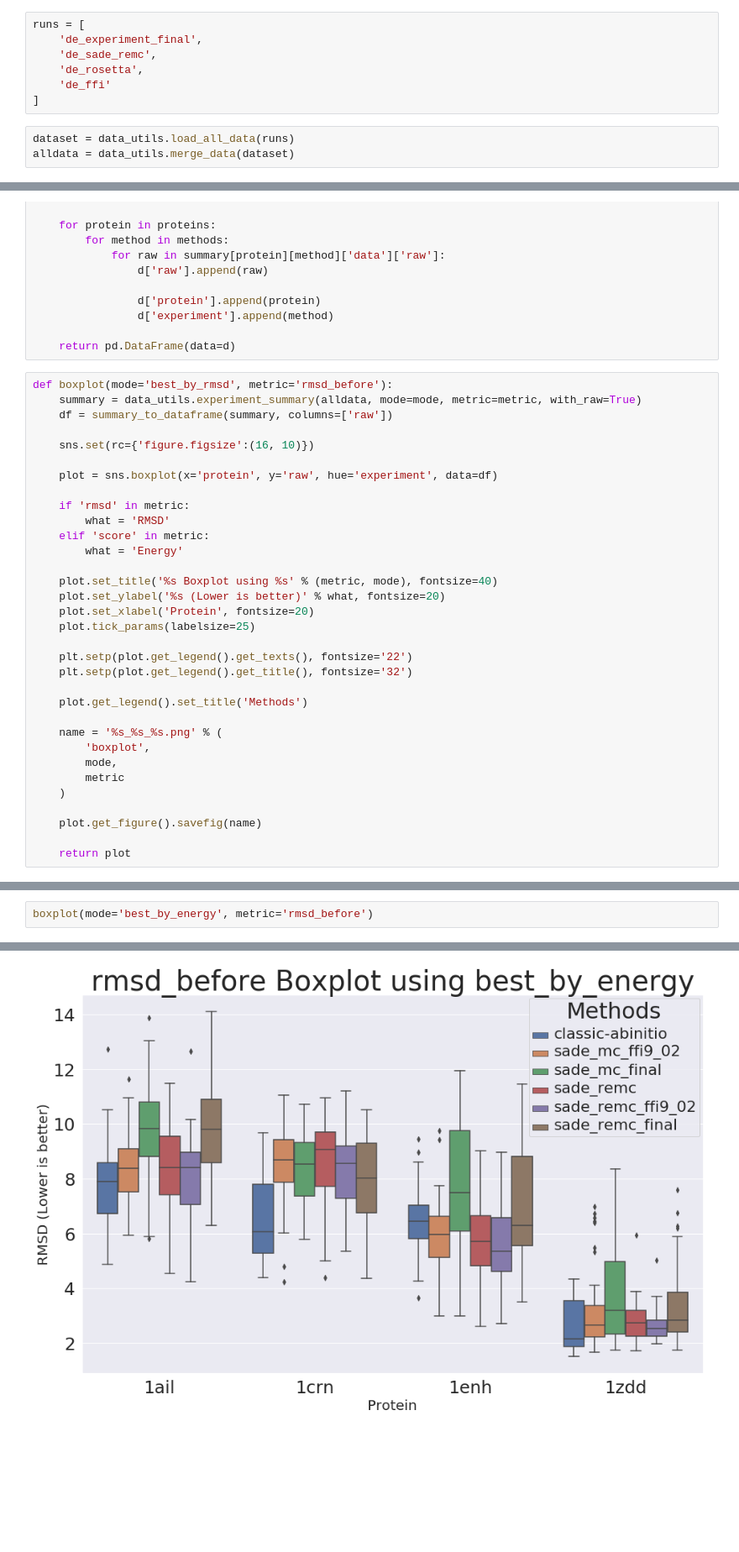
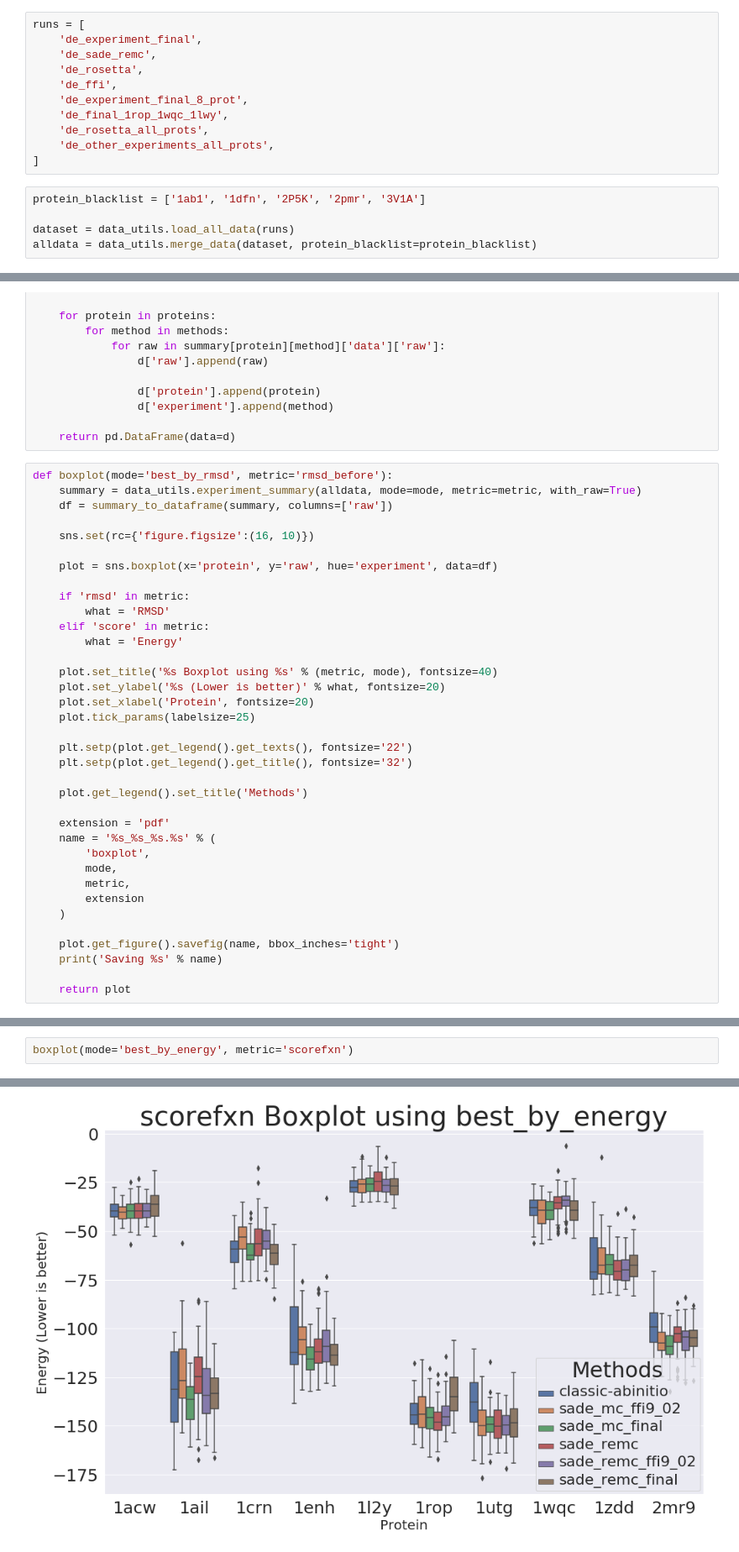
Before and after one commit to h3nnn4n/protein-prediction-framework, a Jupyter notebook: tools/notebooks/analysis/Data Analysis - Boxplot.ipynb, the cells around one changed output, grey strips where cells are left out. Shown at 84% size. Cells and saved outputs as stored; diff of their text form; blank space fills up the shorter version.

```diff
--- a/tools/notebooks/analysis/Data Analysis - Boxplot.ipynb
+++ b/tools/notebooks/analysis/Data Analysis - Boxplot.ipynb
@@ -46,9 +46,15 @@ runs = [
     'de_experiment_final',
     'de_sade_remc',
     'de_rosetta',
-    'de_ffi'
+    'de_ffi',
+    'de_experiment_final_8_prot',
+    'de_final_1rop_1wqc_1lwy',
+    'de_rosetta_all_prots',
+    'de_other_experiments_all_prots',
 ]
 # %%
+protein_blacklist = ['1ab1', '1dfn', '2P5K', '2pmr', '3V1A']
+
 dataset = data_utils.load_all_data(runs)
-alldata = data_utils.merge_data(dataset)
+alldata = data_utils.merge_data(dataset, protein_blacklist=protein_blacklist)
 # %% [output]
@@ -98,12 +123,15 @@ def boxplot(mode='best_by_rmsd', metric='rmsd_before'):
 
     plot.get_legend().set_title('Methods')
 
-    name = '%s_%s_%s.png' % (
+    extension = 'pdf'
+    name = '%s_%s_%s.%s' % (
         'boxplot',
         mode,
-        metric
+        metric,
+        extension
     )
 
-    plot.get_figure().savefig(name)
+    plot.get_figure().savefig(name, bbox_inches='tight')
+    print('Saving %s' % name)
 
     return plot
@@ -110,3 +144,3 @@ def boxplot(mode='best_by_rmsd', metric='rmsd_before'):
 # %%
-boxplot(mode='best_by_energy', metric='rmsd_before')
+boxplot(mode='best_by_energy', metric='scorefxn')
 # %% [output]
@@ -114 +149 @@ boxplot(mode='best_by_energy', metric='rmsd_before')
-[figure, old version]
+[figure, new version]
```
Also changed, not shown: parts of 5 cells of this notebook, 8 other files.
